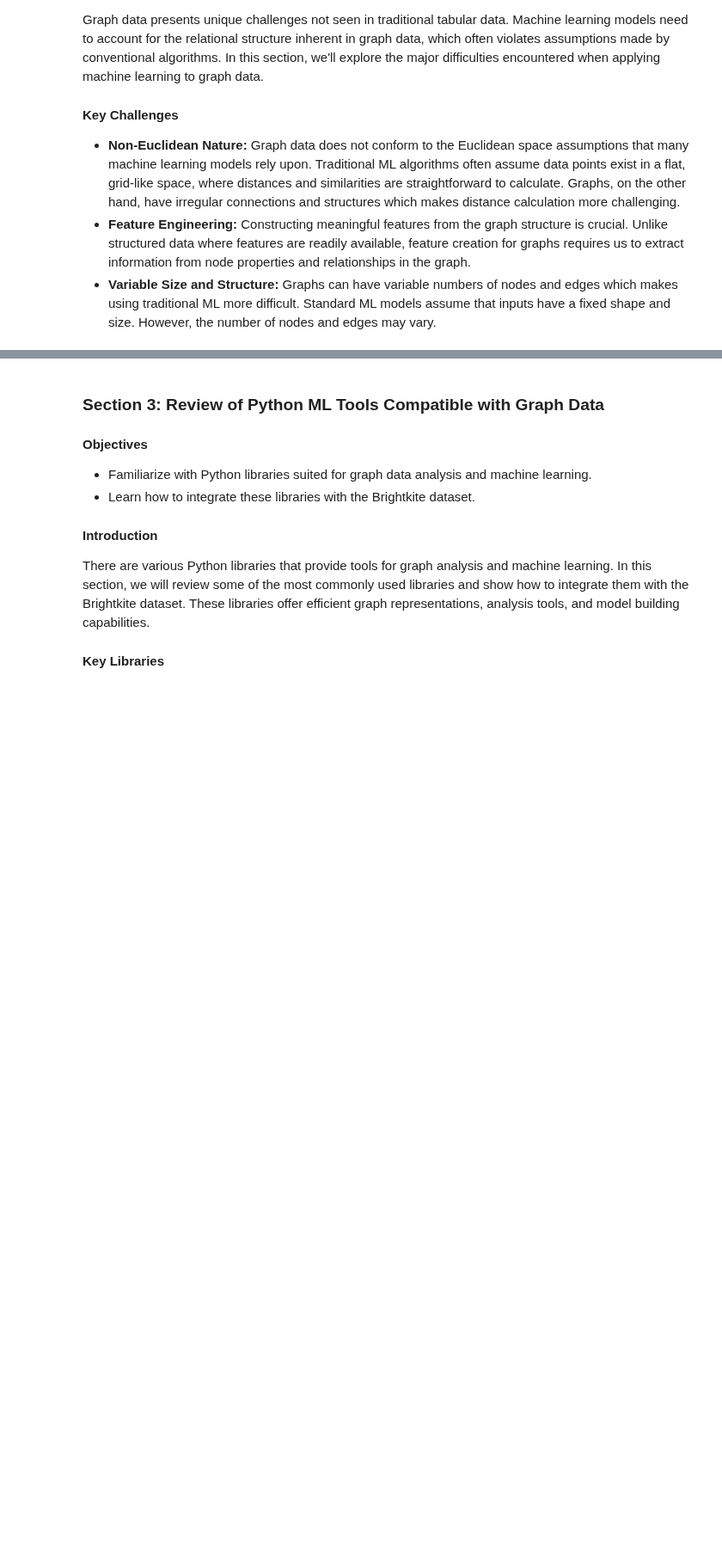
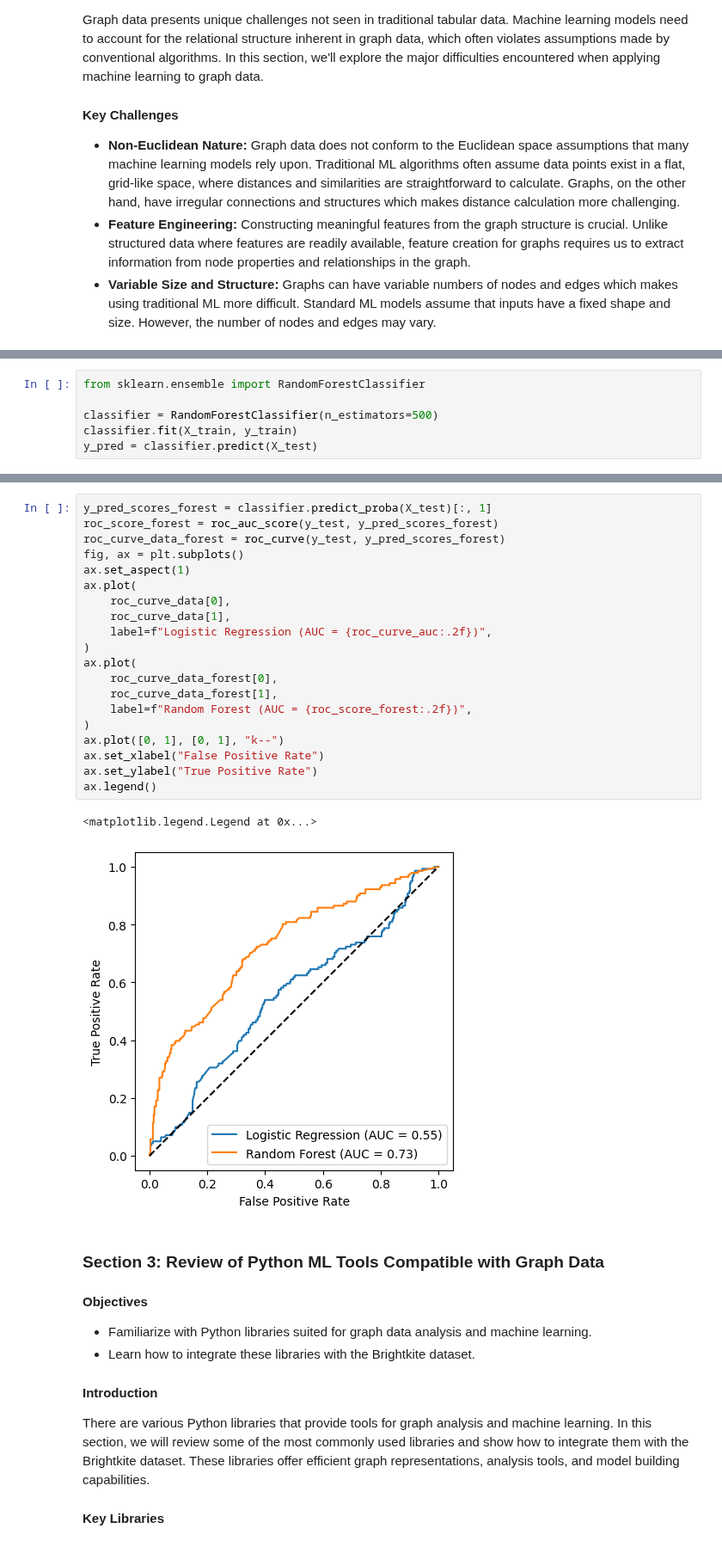
Before and after one commit to bgbg/ML-on-Graphs, a Jupyter notebook: 7_Introduction_to_Machine_Learning_on_Graphs.ipynb, the cells around one changed output, grey strips where cells are left out. Shown at 86% size. Drawn from its saved outputs; the diff is of its cells as text; blank space fills up the shorter version.

```diff
--- a/7_Introduction_to_Machine_Learning_on_Graphs.ipynb
+++ b/7_Introduction_to_Machine_Learning_on_Graphs.ipynb
@@ -422,0 +346,6 @@ The histogram above shows the distribution of node degrees in the graph. This vi
+# %%
+from sklearn.ensemble import RandomForestClassifier
+
+classifier = RandomForestClassifier(n_estimators=500)
+classifier.fit(X_train, y_train)
+y_pred = classifier.predict(X_test)
@@ -423,3 +363,26 @@ The histogram above shows the distribution of node degrees in the graph. This vi
+# %%
+y_pred_scores_forest = classifier.predict_proba(X_test)[:, 1]
+roc_score_forest = roc_auc_score(y_test, y_pred_scores_forest)
+roc_curve_data_forest = roc_curve(y_test, y_pred_scores_forest)
+fig, ax = plt.subplots()
+ax.set_aspect(1)
+ax.plot(
+    roc_curve_data[0],
+    roc_curve_data[1],
+    label=f"Logistic Regression (AUC = {roc_curve_auc:.2f})",
+)
+ax.plot(
+    roc_curve_data_forest[0],
+    roc_curve_data_forest[1],
+    label=f"Random Forest (AUC = {roc_score_forest:.2f})",
+)
+ax.plot([0, 1], [0, 1], "k--")
+ax.set_xlabel("False Positive Rate")
+ax.set_ylabel("True Positive Rate")
+ax.legend()
+# %% [output]
+<matplotlib.legend.Legend at 0x...>
+[figure, added]
 # %% [markdown]
 ### Section 3: Review of Python ML Tools Compatible with Graph Data
 
```
Also changed, not shown: parts of 62 cells of this notebook.
